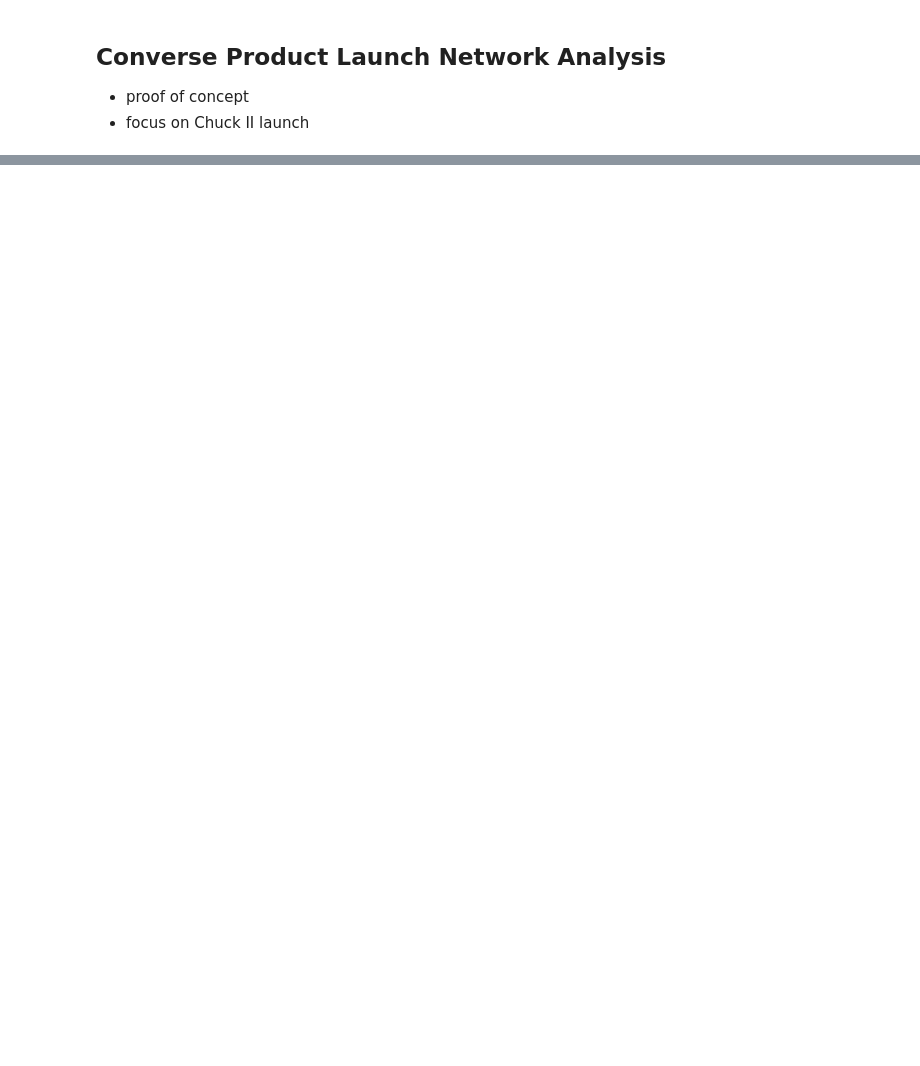
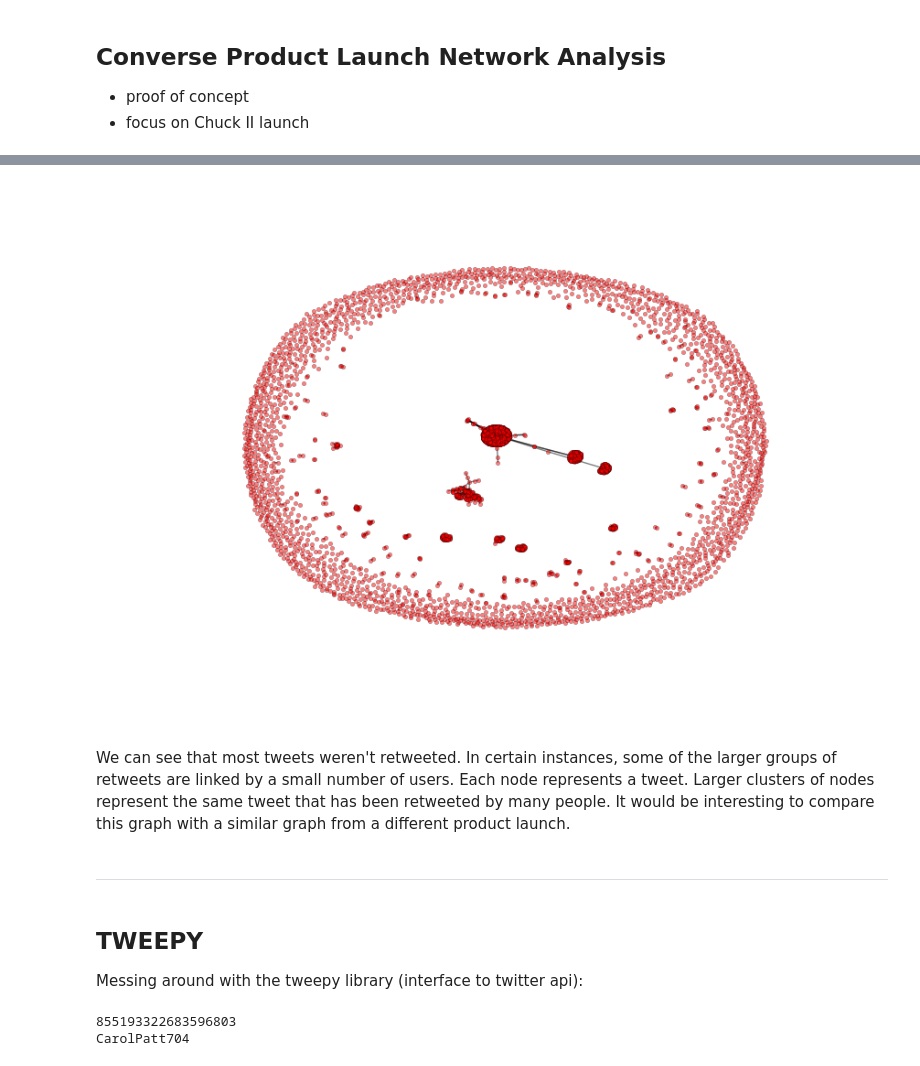
Before and after one commit to jrs33/Converse_Product_Launch, a Jupyter notebook: chuck_ii.ipynb, the cells around one changed output, grey strips where cells are left out. Saved outputs shown, nothing was run; the diff lists cells and outputs as text; code cells hidden in the pictures; blank space fills up the shorter version.

```diff
--- a/chuck_ii.ipynb
+++ b/chuck_ii.ipynb
@@ -61,0 +103,4 @@ sns.heatmap(adj_df)
+# %%
+# remove first column and row because these weren't retweeted
+adj_df_rt = adj_df.iloc[1:len(adj_df), 1:len(adj_df)]
+adj_df_rt.head()
@@ -61,0 +115,4 @@ sns.heatmap(adj_df)
+# %%
+# only retweeted
+adj_mat_rt = np.matrix(adj_df_rt)
+adj_mat_rt
@@ -61,0 +127,16 @@ sns.heatmap(adj_df)
+# %%
+# only retweeted
+G = nx.from_numpy_matrix(adj_mat_rt)
+nx.draw(G, alpha=.5, node_size=10)
+plt.show()
+plt.savefig("graph.png", dpi=1000)
+# %% [output]
+[figure, added]
+# %% [markdown]
+We can see that most tweets weren't retweeted.  In certain instances, some of the larger groups of retweets are linked by a small number of users.  Each node represents a tweet.  Larger clusters of nodes represent the same tweet that has been retweeted by many people.  It would be interesting to compare this graph with a similar graph from a different product launch.
+# %% [markdown]
+---
+# %% [markdown]
+## TWEEPY
+
+Messing around with the tweepy library (interface to twitter api):
@@ -61,0 +156,15 @@ sns.heatmap(adj_df)
+# %%
+# for tweet in api.search(q = "#chuckii #converse since:2015-07-23 until:2015-07-31", count = 5):
+#    print(tweet.created_at, '\n',  tweet.text, '\n\n')
+
+query = "#chuckii #converse"
+max_tweets = 1
+
+tweet = api.search(q = "@SheaSerrano", lang = "en", count = 20)
+print(tweet[0].id)
+
+followers = api.followers("@Converse")
+print(followers[0].screen_name)
+# %% [output]
+855193322683596803
+CarolPatt704
```
Also changed, not shown: parts of 32 cells of this notebook.
